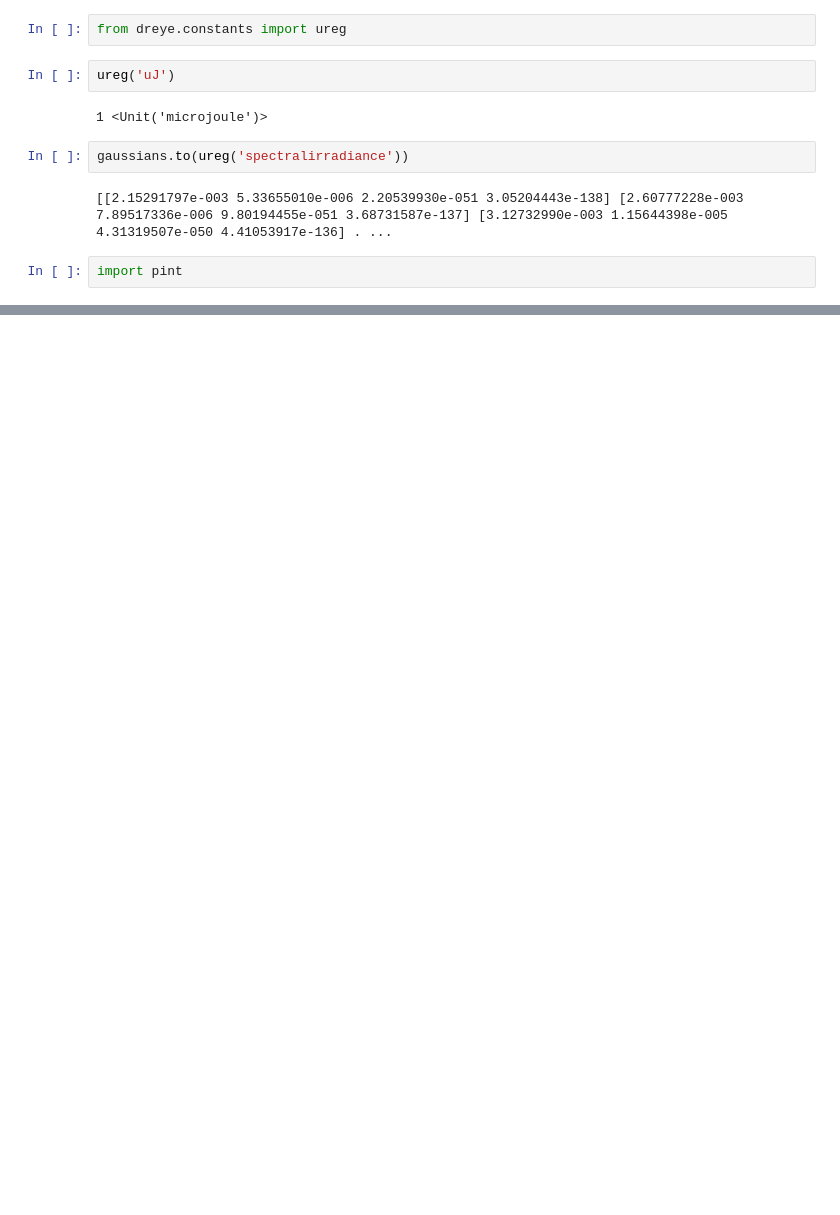
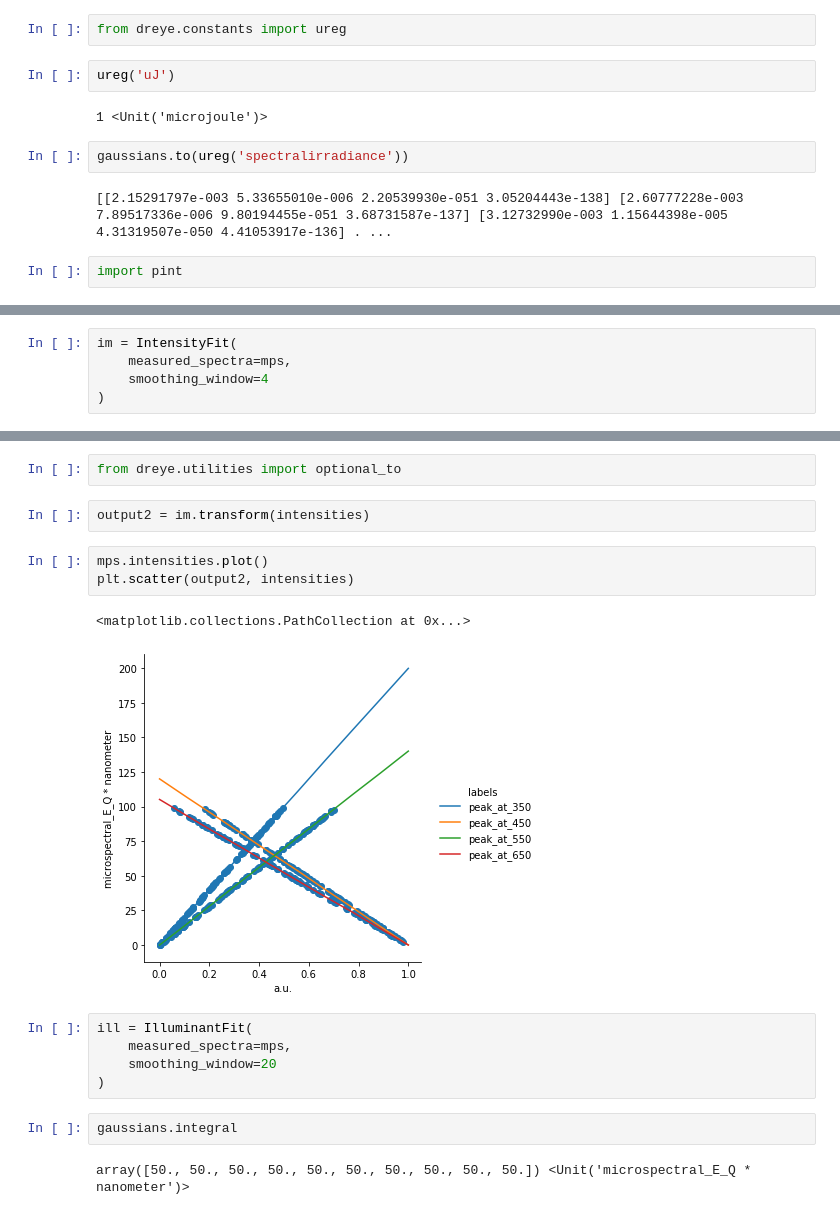
Before and after one commit to neuralsignal/dreye, a Jupyter notebook: messy_notebooks/rebase_Tests.ipynb, the cells around one changed output, grey strips where cells are left out. Drawn from its saved outputs; the diff is of its cells as text; blank space fills up the shorter version.

```diff
--- a/messy_notebooks/rebase_Tests.ipynb
+++ b/messy_notebooks/rebase_Tests.ipynb
@@ -466,0 +570,5 @@ pint.__version__
+# %%
+im = IntensityFit(
+    measured_spectra=mps,
+    smoothing_window=4
+)
@@ -466,0 +580,19 @@ pint.__version__
+# %%
+from dreye.utilities import optional_to
+# %%
+output2 = im.transform(intensities)
+# %%
+mps.intensities.plot()
+plt.scatter(output2, intensities)
+# %% [output]
+<matplotlib.collections.PathCollection at 0x...>
+[figure, added]
+# %%
+ill = IlluminantFit(
+    measured_spectra=mps,
+    smoothing_window=20
+)
+# %%
+gaussians.integral
+# %% [output]
+array([50., 50., 50., 50., 50., 50., 50., 50., 50., 50.]) <Unit('microspectral_E_Q * nanometer')>
```
Also changed, not shown: parts of 96 cells of this notebook, 15 other files.
